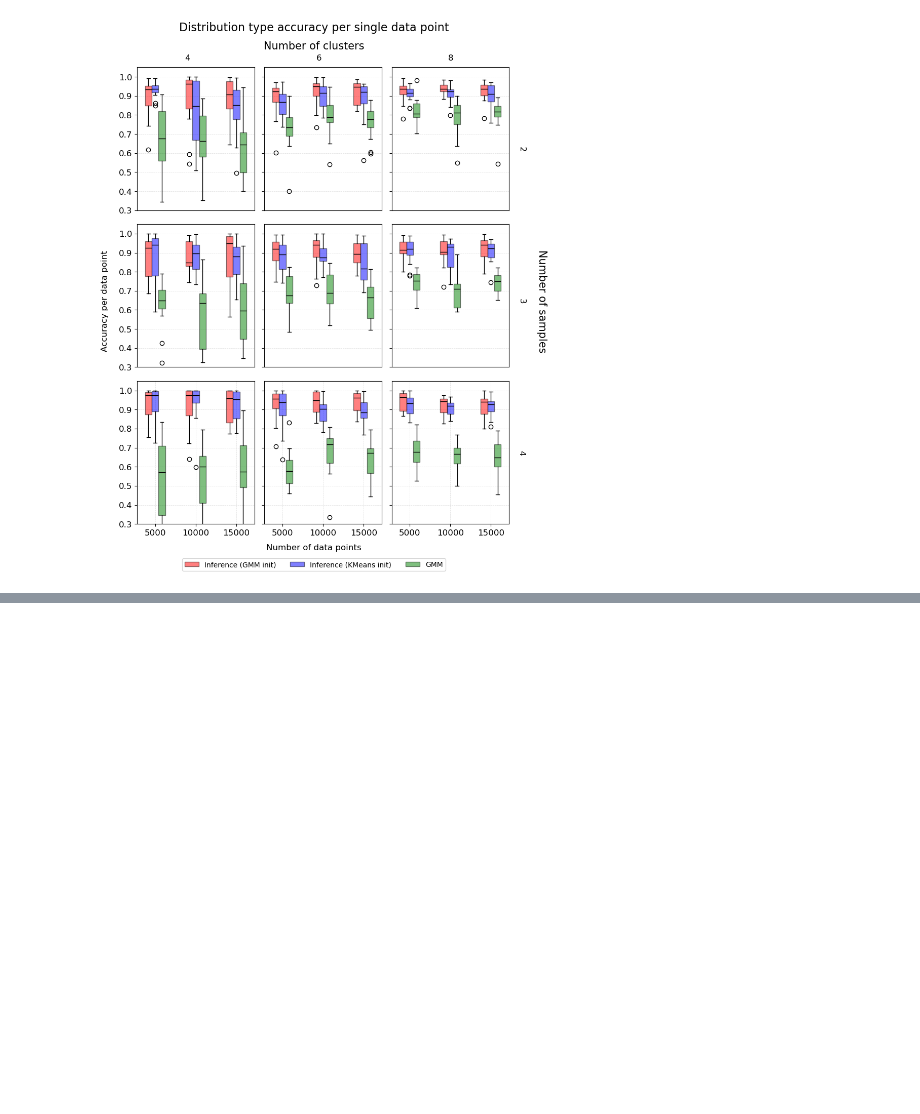
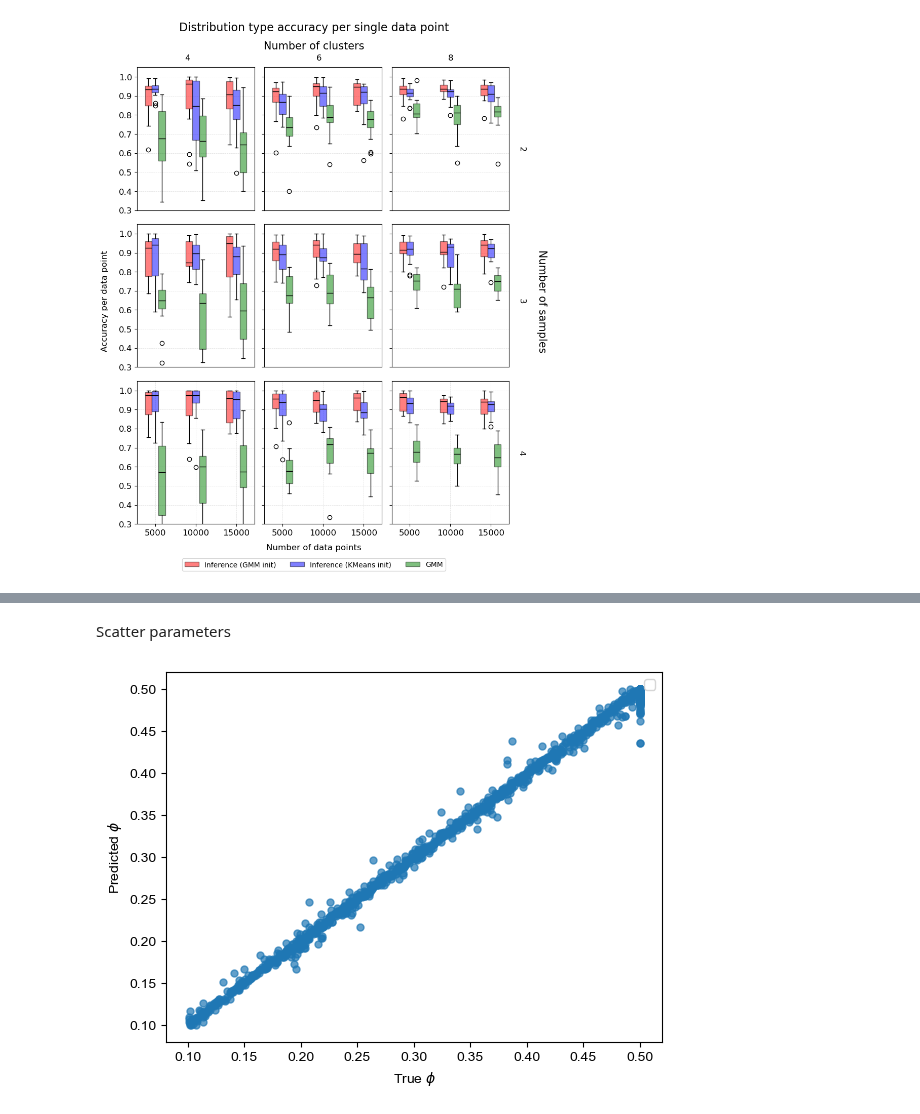
Before and after one commit to caravagnalab/MOBSTERm, a Jupyter notebook: test_generative/general_boxplots_analysis.ipynb, the cells around one changed output, grey strips where cells are left out. Cells and saved outputs as stored; diff of their text form; code cells hidden in the pictures; blank space fills up the shorter version.

```diff
--- a/test_generative/general_boxplots_analysis.ipynb
+++ b/test_generative/general_boxplots_analysis.ipynb
@@ -885,0 +1089,27 @@ plt.show()
+# %%
+import pickle
+
+variable_names = [
+    "accuracy_data_points_beta", "accuracy_data_points_pareto", "accuracy_data_points_dirac", "acc_data_points_gmm",
+    "accuracy_beta", "accuracy_pareto", "accuracy_dirac", "accuracy_gmm",
+    "mae_phi", "mae_kappa", "mae_alpha",
+    "true_phi_dic", "true_kappa_dic", "true_alpha_dic", "pred_phi_dic", "pred_kappa_dic", "pred_alpha_dic"
+]
+
+folder_path = general_folder_gmm + 'finals/'
+if not os.path.exists(folder_path):
+    os.makedirs(folder_path)
+
+# Save each variable in a separate file
+for name in variable_names:
+    with open(general_folder_gmm + f"finals/{name}.pkl", "wb") as f:
+        pickle.dump(globals()[name], f)
+
+# Load back (for testing)
+loaded_data = {}
+for name in variable_names:
+    with open(general_folder_gmm + f"finals/{name}.pkl", "rb") as f:
+        globals()[name] = pickle.load(f)
+
+# Print loaded variables to verify
+print("Loaded variables:", [name for name in variable_names if name in globals()])
@@ -885,0 +1361,21 @@ plt.show()
+# %% [markdown]
+Scatter parameters
+# %%
+# true_phi = [item for sublist in true_phi_dic.values() for item in sublist]
+# pred_phi = [item for sublist in pred_phi_dic.values() for item in sublist]
+
+plt.scatter(true_phi_dic, pred_phi_dic, alpha = 0.7, s = 25)
+# slope, intercept = np.polyfit(true_phi_list, pred_phi_list, 1)
+
+# regression_line = [slope * x + intercept for x in true_phi_list]
+
+# plt.plot(true_phi_list, regression_line, color='red', linewidth = 1,label=f'y={slope:.2f}x+{intercept:.2f}')
+
+plt.xlabel(f'True $\\phi$')
+plt.ylabel('Predicted $\\phi$')
+plt.legend()
+# plt.xlim([0.8, 1.6])
+# plt.ylim([0.8, 1.6])
+plt.show()
+# %% [output]
+[figure, added]
```
Also changed, not shown: parts of 38 cells of this notebook, 11 other files.
